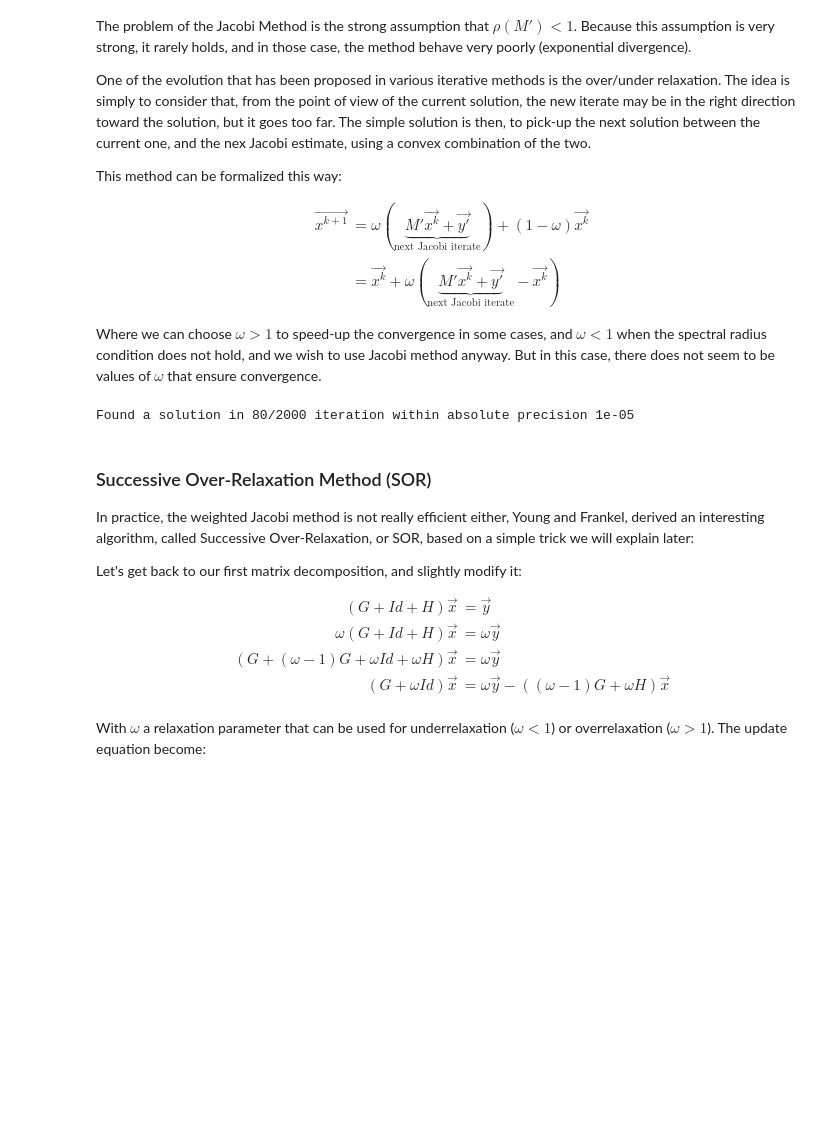
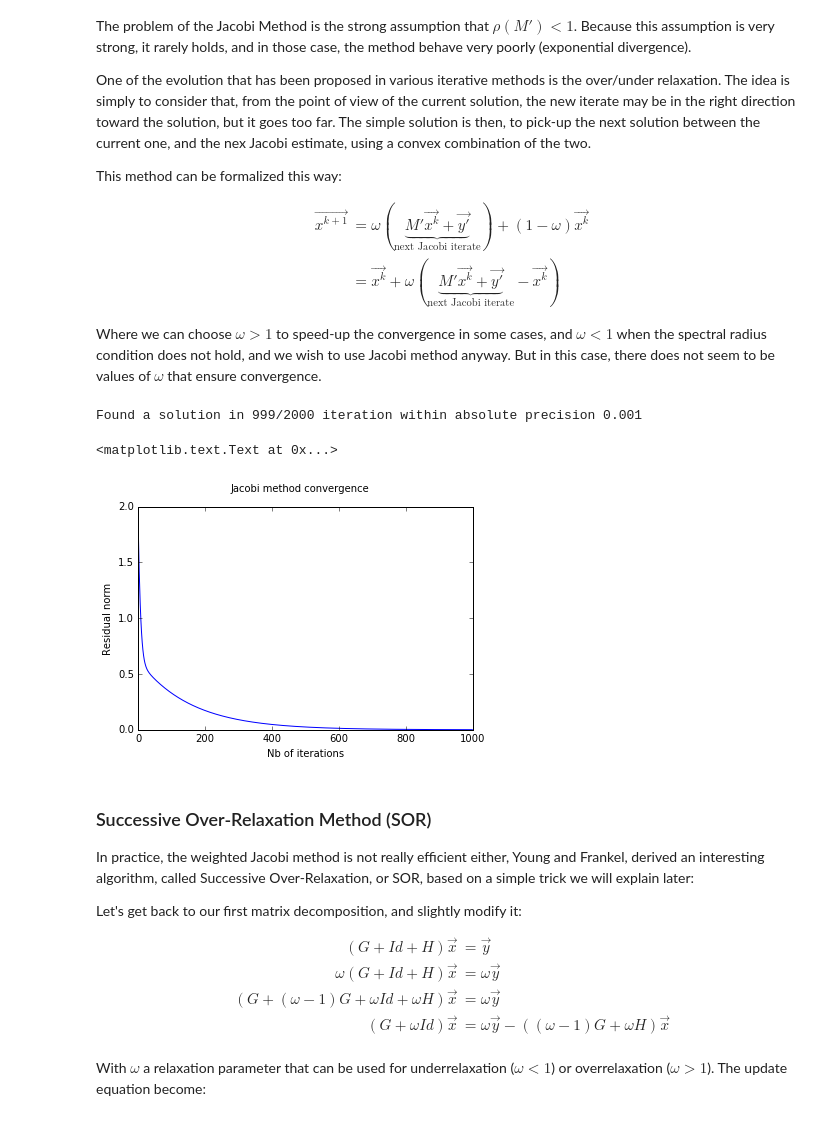
Before and after one commit to gnthibault/Optimisation-Python, a Jupyter notebook: FixedPointIterationsMethods.ipynb, the cells around one changed output. Drawn from its saved outputs; the diff is of its cells as text; code cells hidden in the pictures; blank space fills up the shorter version.

```diff
--- a/FixedPointIterationsMethods.ipynb
+++ b/FixedPointIterationsMethods.ipynb
@@ -104,28 +103,41 @@ Where we can choose $\omega>1$ to speed-up the convergence in some cases, and $\
 # %%
 """
     Implementing the Jacobi and weighted Jacobi Method
 """
 Xk=np.zeros(M.shape[1])
+omega = 0.1
 nbIter = 2000
 i = 0
-eps=1e-5
+eps=1e-3
+residual = np.ones(Y.shape)*(1+eps)
+err=[]
 
-while (i<nbIter) and not np.allclose(np.dot(M,Xk),Y,atol=eps):
+while (i<nbIter) and not np.allclose(residual,0,atol=eps):
     nextIterate = np.dot(M1,Xk)+Y1
     #Classic jacobi method
     if( spectRadM1 < 1 ):
         Xk = nextIterate
     #Weighted jacobi method
     else:
         Xk += omega*(nextIterate - Xk)
+    residual = np.dot(M,Xk)-Y
+    err.append(np.linalg.norm(residual))
     i += 1
 
 if i<nbIter:
     print "Found a solution in "+str(i)+"/"+str(nbIter)+" iteration within absolute precision "+str(eps)
 else:
     print "Jacobi iteration failed, residual norm is "+str(np.linalg.norm(np.dot(M,Xk)-Y))
+
+plt.figure()
+plt.suptitle("Jacobi method convergence")
+plt.plot(np.arange(i),err)
+plt.xlabel("Nb of iterations")
+plt.ylabel("Residual norm")
 # %% [output]
-Found a solution in 80/2000 iteration within absolute precision 1e-05
+Found a solution in 999/2000 iteration within absolute precision 0.001
+<matplotlib.text.Text at 0x...>
+[figure, added]
 # %% [markdown]
 ###  Successive Over-Relaxation Method (SOR)
 
```
Also changed, not shown: parts of 6 cells of this notebook.
